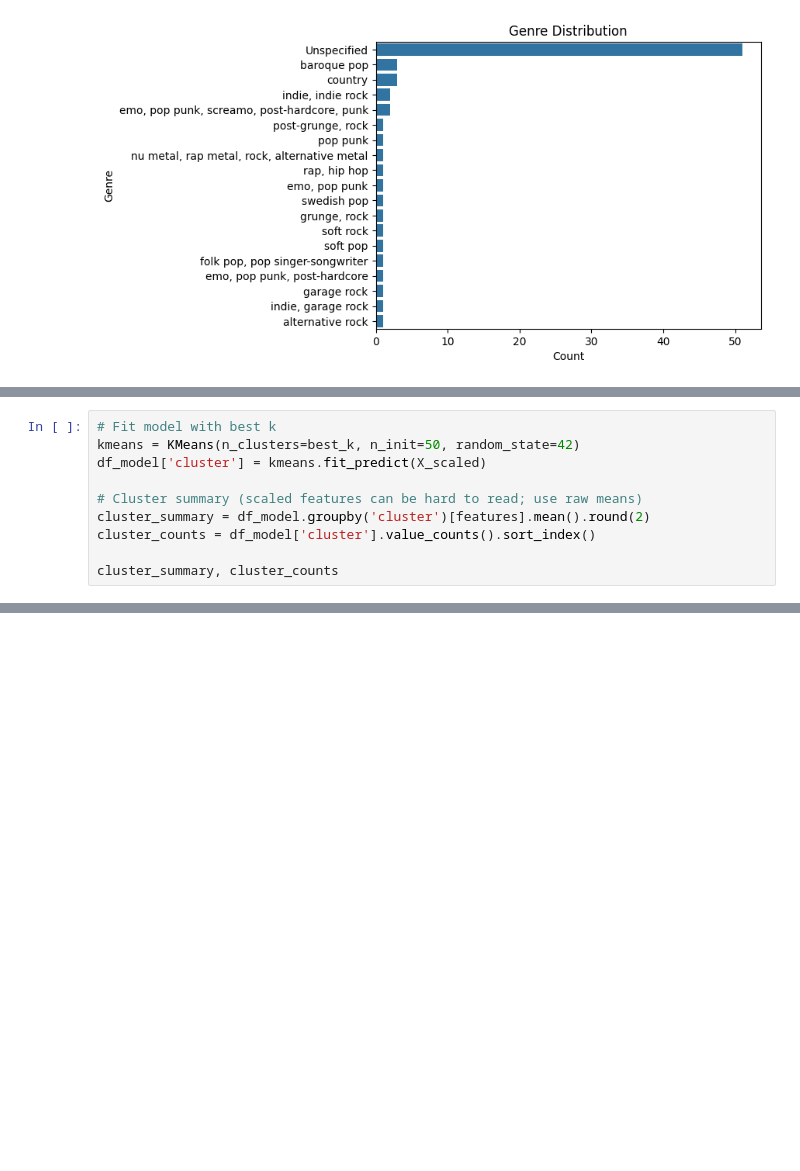
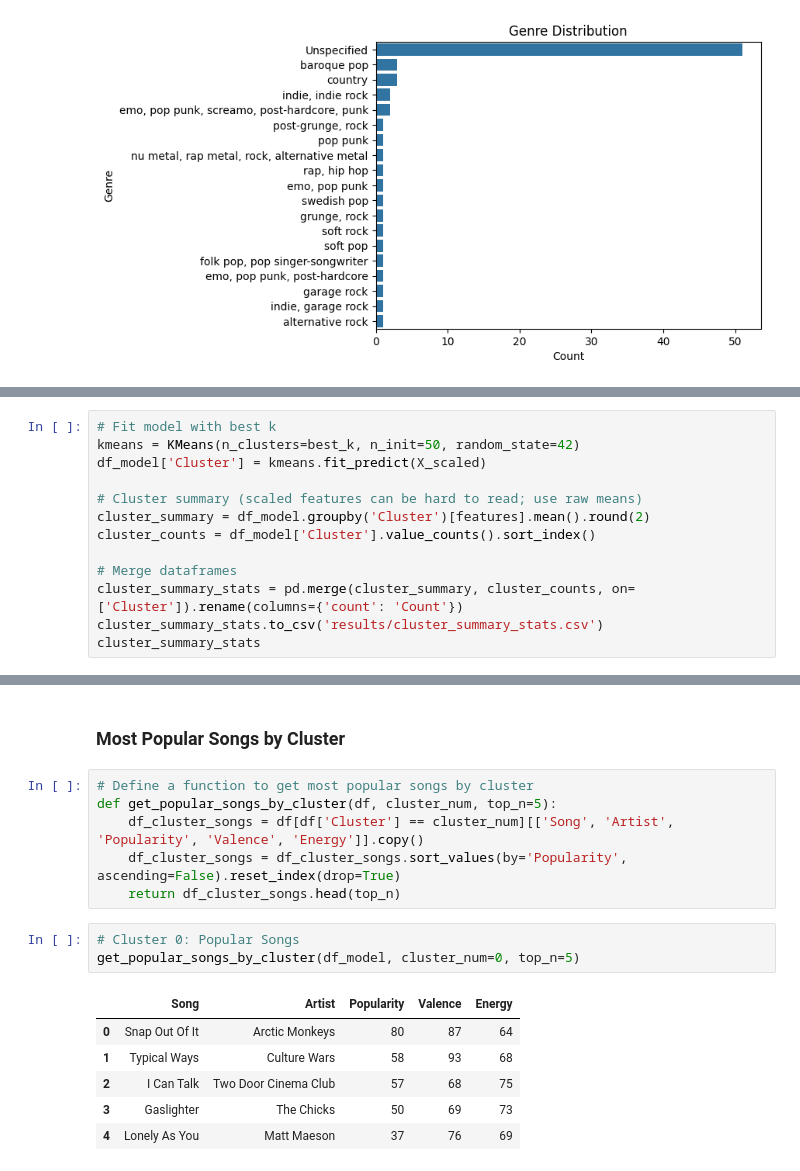
Before and after one commit to kaseymallette/playlist-analysis, a Jupyter notebook: analysis.ipynb, the cells around one changed output, grey strips where cells are left out. Drawn from its saved outputs; the diff is of its cells as text; blank space fills up the shorter version.

```diff
--- a/analysis.ipynb
+++ b/analysis.ipynb
@@ -155,11 +149,14 @@ plt.show()
 # %%
 # Fit model with best k
 kmeans = KMeans(n_clusters=best_k, n_init=50, random_state=42)
-df_model['cluster'] = kmeans.fit_predict(X_scaled)
+df_model['Cluster'] = kmeans.fit_predict(X_scaled)
 
 # Cluster summary (scaled features can be hard to read; use raw means)
-cluster_summary = df_model.groupby('cluster')[features].mean().round(2)
-cluster_counts = df_model['cluster'].value_counts().sort_index()
+cluster_summary = df_model.groupby('Cluster')[features].mean().round(2)
+cluster_counts = df_model['Cluster'].value_counts().sort_index()
 
-cluster_summary, cluster_counts
+# Merge dataframes
+cluster_summary_stats = pd.merge(cluster_summary, cluster_counts, on=['Cluster']).rename(columns={'count': 'Count'})
+cluster_summary_stats.to_csv('results/cluster_summary_stats.csv')
+cluster_summary_stats
 # %% [output]
@@ -232,3 +235,21 @@ plt.savefig('images/clusters.png', dpi=200, bbox_inches='tight')
 plt.show()
 # %% [output]
 [figure]
+# %% [markdown]
+### Most Popular Songs by Cluster
+# %%
+# Define a function to get most popular songs by cluster
+def get_popular_songs_by_cluster(df, cluster_num, top_n=5):
+    df_cluster_songs = df[df['Cluster'] == cluster_num][['Song', 'Artist', 'Popularity', 'Valence', 'Energy']].copy()
+    df_cluster_songs = df_cluster_songs.sort_values(by='Popularity', ascending=False).reset_index(drop=True)
+    return df_cluster_songs.head(top_n)
+# %%
+# Cluster 0: Popular Songs
+get_popular_songs_by_cluster(df_model, cluster_num=0, top_n=5)
+# %% [output]
+|  | Song | Artist | Popularity | Valence | Energy |
+| 0 | Snap Out Of It | Arctic Monkeys | 80 | 87 | 64 |
+| 1 | Typical Ways | Culture Wars | 58 | 93 | 68 |
+| 2 | I Can Talk | Two Door Cinema Club | 57 | 68 | 75 |
+| 3 | Gaslighter | The Chicks | 50 | 69 | 73 |
+| 4 | Lonely As You | Matt Maeson | 37 | 76 | 69 |
```
Also changed, not shown: parts of 14 cells of this notebook, 6 other files.
